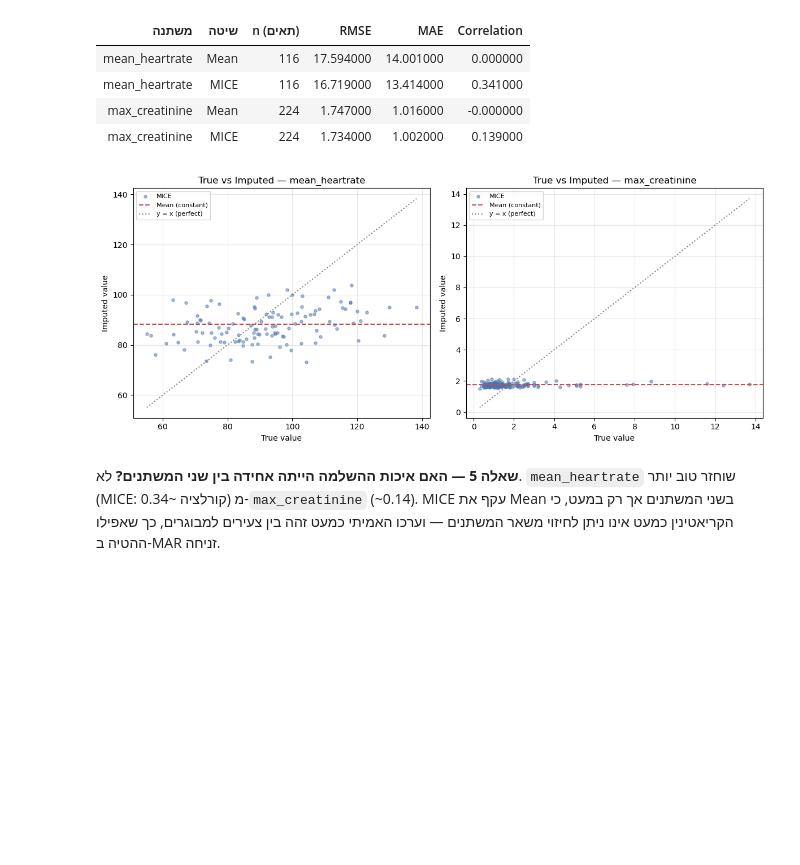
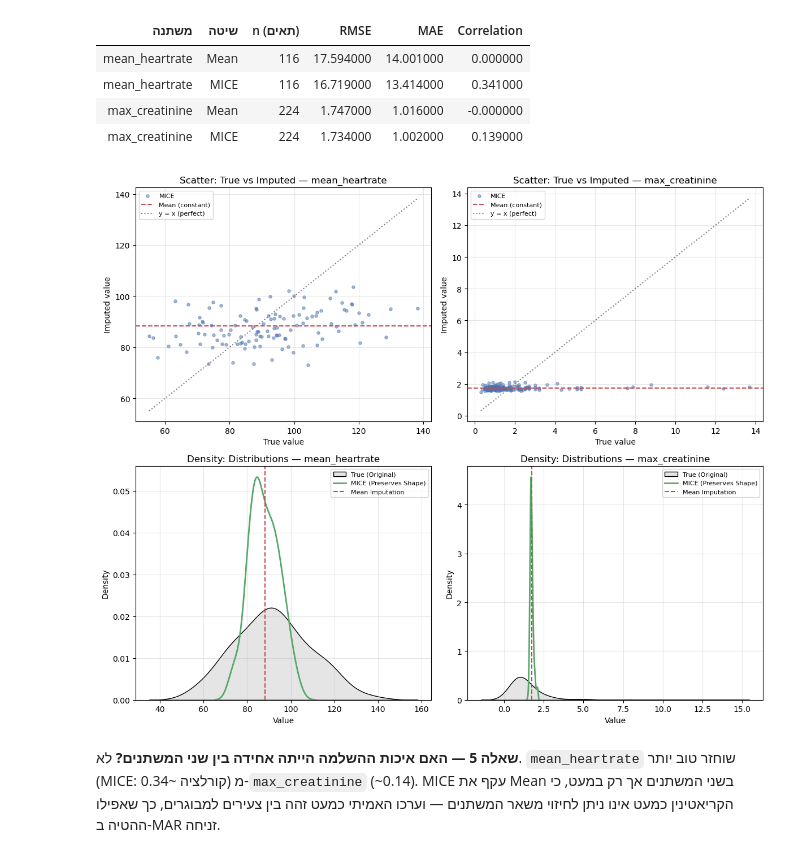
Before and after one commit to Roybin12/medical-machine-learning-, a Jupyter notebook: assignment.ipynb, the cells around one changed output. Saved outputs shown, nothing was run; the diff lists cells and outputs as text; code cells hidden in the pictures; blank space fills up the shorter version.

Commit message:
Enhance notebook: add KDE plots, Feature Importances, and Dynamic Risk Tertiles

```diff
--- a/assignment.ipynb
+++ b/assignment.ipynb
@@ -445,24 +445,42 @@ display(rtl(quality))
 | max_creatinine | Mean | 224 | 1.747000 | 1.016000 | -0.000000 |
 | max_creatinine | MICE | 224 | 1.734000 | 1.002000 | 0.139000 |
 # %%
-# === שלב 5ב: אמת מול ערך מושלם (ויזואליזציה) ===
-fig, axes = plt.subplots(1, 2, figsize=(12, 5))
-for ax, col in zip(axes, ["mean_heartrate", "max_creatinine"]):
+# === שלב 5ב: אמת מול ערך מושלם (פיזור והתפלגות) ===
+import seaborn as sns
+
+fig, axes = plt.subplots(2, 2, figsize=(12, 10))
+
+for i, col in enumerate(["mean_heartrate", "max_creatinine"]):
     mask = (df_original[col].notna() & df_missing[col].isna()).loc[X_test.index]
     idx = mask[mask].index
+
     true = df_original.loc[idx, col]
-    ax.scatter(true, Ximp["MICE"]["test"].loc[idx, col],
-               s=14, alpha=0.5, color="#4C72B0", label="MICE")
-    ax.axhline(Ximp["Mean"]["test"].loc[idx, col].iloc[0],
-               color="#C44E52", linestyle="--", label="Mean (constant)")
+    mice_pred = Ximp["MICE"]["test"].loc[idx, col]
+    mean_pred = Ximp["Mean"]["test"].loc[idx, col]
+
+    # Row 0: Scatter Plots (פיזור הערכים הנקודתיים)
+    ax_scat = axes[0, i]
+    ax_scat.scatter(true, mice_pred, s=14, alpha=0.5, color="#4C72B0", label="MICE")
+    ax_scat.axhline(mean_pred.iloc[0], color="#C44E52", linestyle="--", label="Mean (constant)")
     lo, hi = true.min(), true.max()
-    ax.plot([lo, hi], [lo, hi], color="gray", linestyle=":", label="y = x (perfect)")
-    ax.set_title(f"True vs Imputed — {col}")
-    ax.set_xlabel("True value"); ax.set_ylabel("Imputed value")
-    ax.legend(fontsize=8)
+    ax_scat.plot([lo, hi], [lo, hi], color="gray", linestyle=":", label="y = x (perfect)")
+    ax_scat.set_title(f"Scatter: True vs Imputed — {col}")
+    ax_scat.set_xlabel("True value"); ax_scat.set_ylabel("Imputed value")
+    ax_scat.legend(fontsize=8)
+
+    # Row 1: Density Plots (המחשת צורת ההתפלגות לפני ואחרי ההשלמה)
+    ax_kde = axes[1, i]
+    sns.kdeplot(true, ax=ax_kde, color="black", label="True (Original)", fill=True, alpha=0.1)
+    sns.kdeplot(mice_pred, ax=ax_kde, color="#55A868", label="MICE (Preserves Shape)", linewidth=2)
+    # Mean creates a single spike, draw it as a vertical line
+    ax_kde.axvline(mean_pred.iloc[0], color="#C44E52", linestyle="--", label="Mean Imputation")
+    ax_kde.set_title(f"Density: Distributions — {col}")
+    ax_kde.set_xlabel("Value")
+    ax_kde.legend(fontsize=8)
+
 plt.tight_layout(); plt.show()
 # %% [output]
-[figure, old version]
+[figure, new version]
 # %% [markdown]
 <div dir="rtl">
 
```
Also changed, not shown: parts of 6 cells of this notebook.
